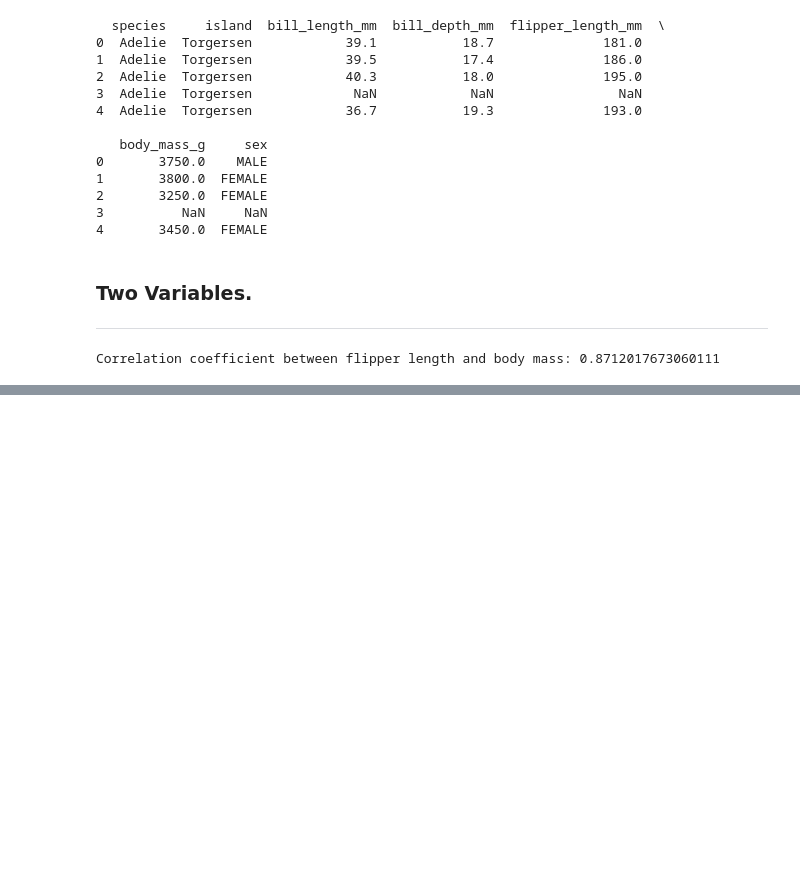
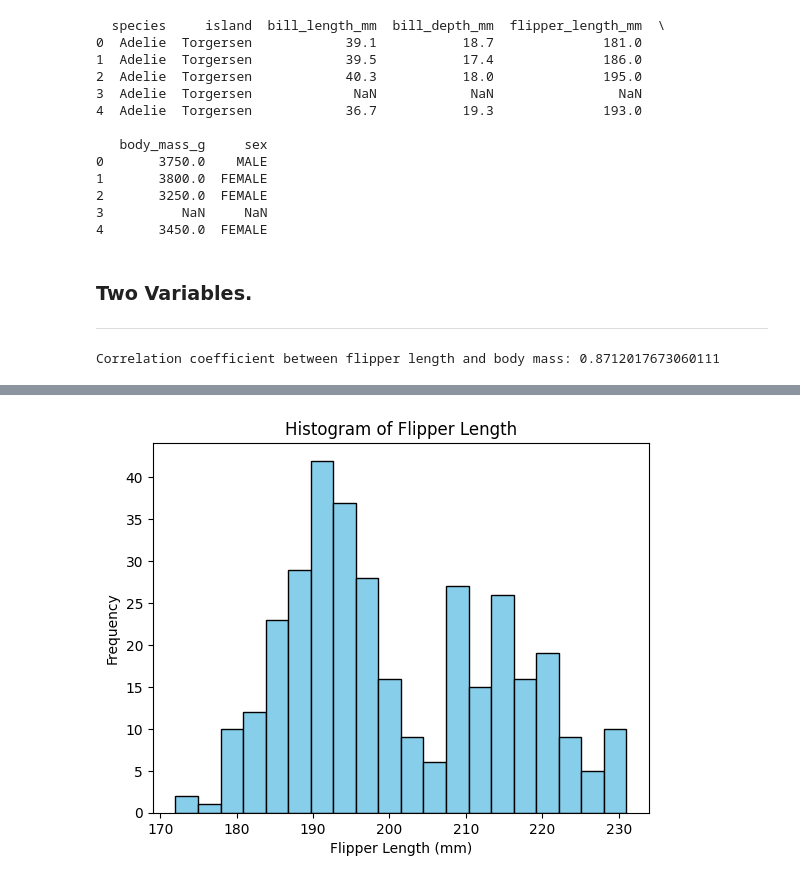
Before and after one commit to CarlosRigueti/Myproject2024, a Jupyter notebook: penguins.ipynb, the cells around one changed output, grey strips where cells are left out. Saved outputs shown, nothing was run; the diff lists cells and outputs as text; code cells hidden in the pictures; blank space fills up the shorter version.

```diff
--- a/penguins.ipynb
+++ b/penguins.ipynb
@@ -170,0 +192,16 @@ plt.show()
+# %%
+# Specify the column for which you want to create the histogram
+column_name = 'flipper_length_mm'
+
+# Plot the histogram
+plt.hist(penguins_df[column_name], bins=20, color='skyblue', edgecolor='black')
+
+# Add title and labels
+plt.title('Histogram of Flipper Length')
+plt.xlabel('Flipper Length (mm)')
+plt.ylabel('Frequency')
+
+# Show the plot
+plt.show()
+# %% [output]
+[figure, added]
```
Also changed, not shown: parts of 15 cells of this notebook.
